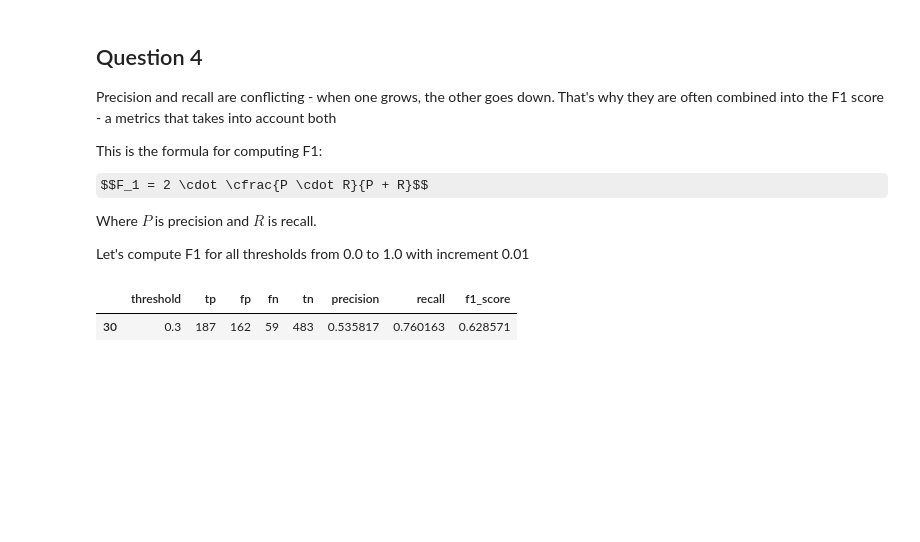
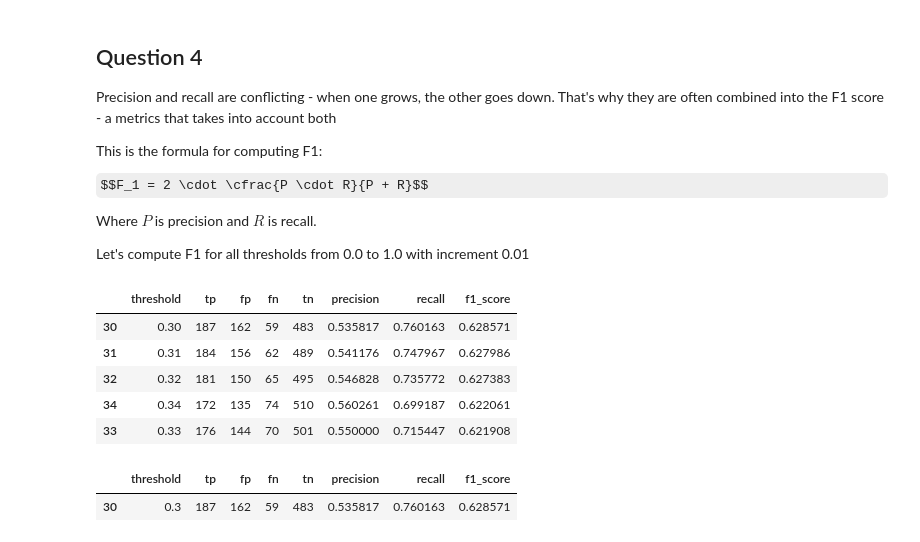
Before and after one commit to BountyHunter1999/Machine-Learning-Zoom-Camp, a Jupyter notebook: Homeworks/Homework #4.ipynb, the cells around one changed output. Saved outputs shown, nothing was run; the diff lists cells and outputs as text; code cells hidden in the pictures; some formulas as TeX source; blank space fills up the shorter version.

```diff
--- a/Homeworks/Homework #4.ipynb
+++ b/Homeworks/Homework #4.ipynb
@@ -197,3 +197,7 @@ df_train, df_val = train_test_split(df_full_train, test_size = 0.25, random_stat
 y_train = df_train["default"]
 y_val = df_val["default"]
 y_test = df_test["default"]
+# %%
+df_train = df_train.reset_index(drop=True)
+df_val = df_val.reset_index(drop=True)
+df_test = df_test.reset_index(drop=True)
@@ -305,8 +340,8 @@ cat_cols, num_cols
 # %%
 dv = DictVectorizer(sparse=False)
 
-train_dict = df_train[cols].to_dict(orient="records")
-X_train = dv.fit_transform(train_dict)
+train_dicts = df_train[cols].to_dict(orient="records")
+X_train = dv.fit_transform(train_dicts)
 
 model = LogisticRegression(solver='liblinear', C=1.0, max_iter=1000)
 
@@ -424,6 +459,15 @@ Where $P$ is precision and $R$ is recall.
 Let's compute F1 for all thresholds from 0.0 to 1.0 with increment 0.01
 # %%
 df_scores["f1_score"] = 2 * (df_scores["precision"] * df_scores["recall"]) / (df_scores["precision"] + df_scores["recall"])
+# %%
+df_scores.sort_values(['f1_score'], ascending = False)[:5]
+# %% [output]
+|  | threshold | tp | fp | fn | tn | precision | recall | f1_score |
+| 30 | 0.30 | 187 | 162 | 59 | 483 | 0.535817 | 0.760163 | 0.628571 |
+| 31 | 0.31 | 184 | 156 | 62 | 489 | 0.541176 | 0.747967 | 0.627986 |
+| 32 | 0.32 | 181 | 150 | 65 | 495 | 0.546828 | 0.735772 | 0.627383 |
+| 34 | 0.34 | 172 | 135 | 74 | 510 | 0.560261 | 0.699187 | 0.622061 |
+| 33 | 0.33 | 176 | 144 | 70 | 501 | 0.550000 | 0.715447 | 0.621908 |
 # %%
 df_scores[df_scores["f1_score"] == df_scores["f1_score"].max()]
 # %% [output]
```
Also changed, not shown: parts of 12 cells of this notebook.
